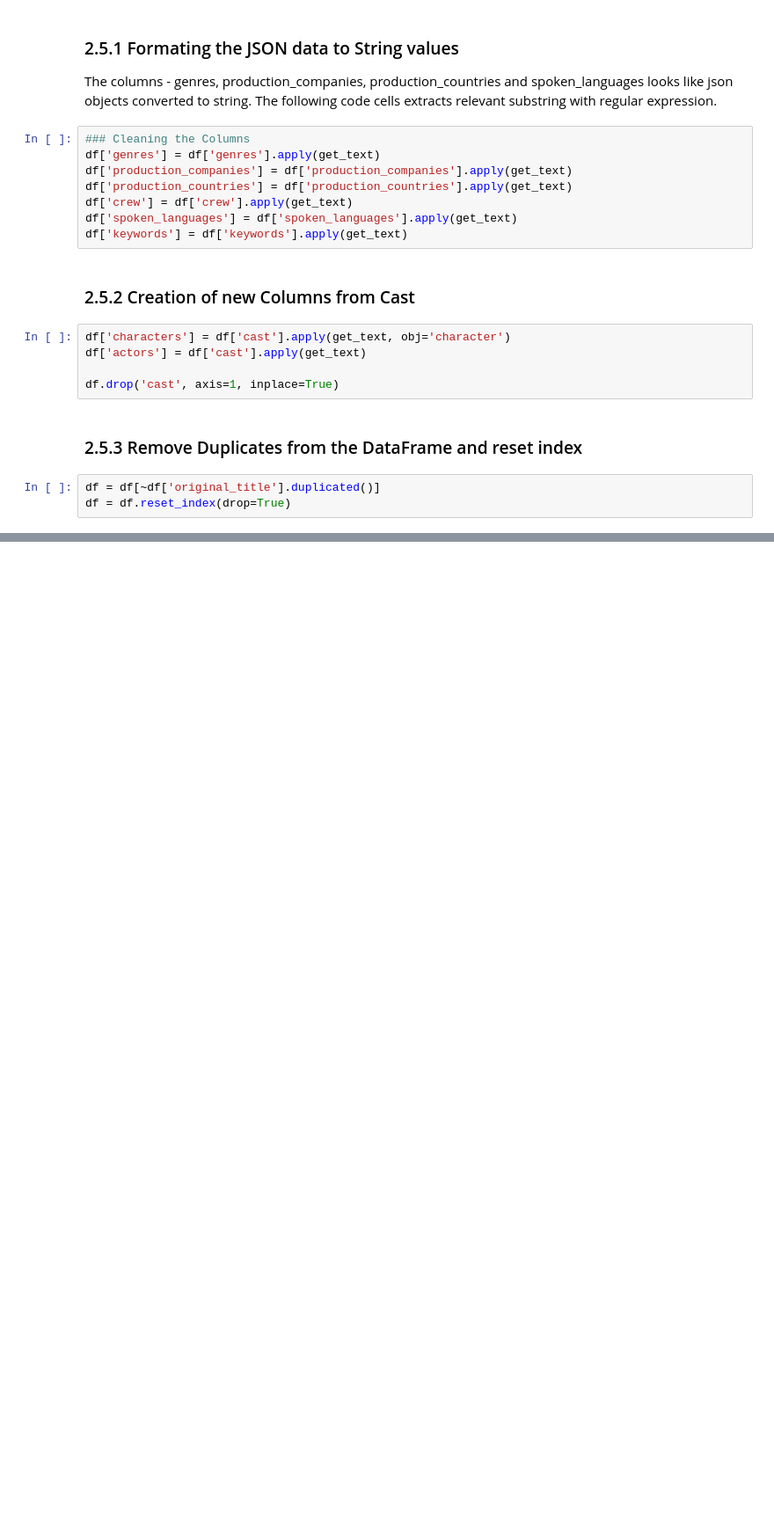
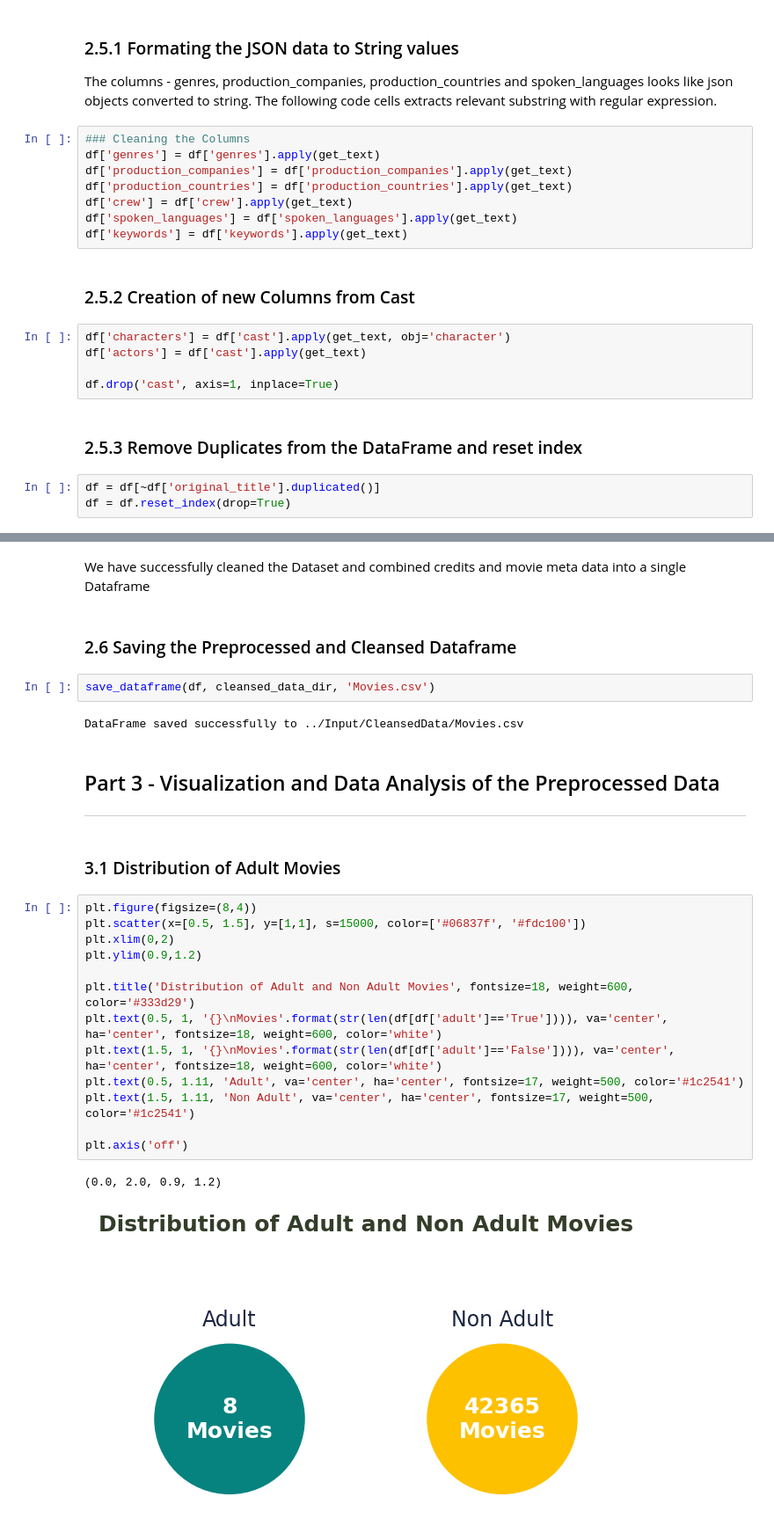
Before and after one commit to SudeshKumarSK/Cine-Match, a Jupyter notebook: Notebooks/Exploratory_Data_Analysis.ipynb, the cells around one changed output, grey strips where cells are left out. Shown at 88% size. Cells and saved outputs as stored; diff of their text form; blank space fills up the shorter version.

Commit message:
Updated notebook with two visual plots

```diff
--- a/Notebooks/Exploratory_Data_Analysis.ipynb
+++ b/Notebooks/Exploratory_Data_Analysis.ipynb
@@ -283,0 +339,29 @@ Total number of Numerical Features: 4
+# %% [markdown]
+We have successfully cleaned the Dataset and combined credits and movie meta data into a single Dataframe
+# %% [markdown]
+### 2.6 Saving the Preprocessed and Cleansed Dataframe
+# %%
+save_dataframe(df, cleansed_data_dir, 'Movies.csv')
+# %% [output]
+DataFrame saved successfully to ../Input/CleansedData/Movies.csv
+# %% [markdown]
+## Part 3 - Visualization and Data Analysis of the Preprocessed Data
+----
+# %% [markdown]
+### 3.1 Distribution of Adult Movies
+# %%
+plt.figure(figsize=(8,4))
+plt.scatter(x=[0.5, 1.5], y=[1,1], s=15000, color=['#06837f', '#fdc100'])
+plt.xlim(0,2)
+plt.ylim(0.9,1.2)
+
+plt.title('Distribution of Adult and Non Adult Movies', fontsize=18, weight=600, color='#333d29')
+plt.text(0.5, 1, '{}\nMovies'.format(str(len(df[df['adult']=='True']))), va='center', ha='center', fontsize=18, weight=600, color='white')
+plt.text(1.5, 1, '{}\nMovies'.format(str(len(df[df['adult']=='False']))), va='center', ha='center', fontsize=18, weight=600, color='white')
+plt.text(0.5, 1.11, 'Adult', va='center', ha='center', fontsize=17, weight=500, color='#1c2541')
+plt.text(1.5, 1.11, 'Non Adult', va='center', ha='center', fontsize=17, weight=500, color='#1c2541')
+
+plt.axis('off')
+# %% [output]
+(0.0, 2.0, 0.9, 1.2)
+[figure, added]
```
Also changed, not shown: parts of 14 cells of this notebook.
